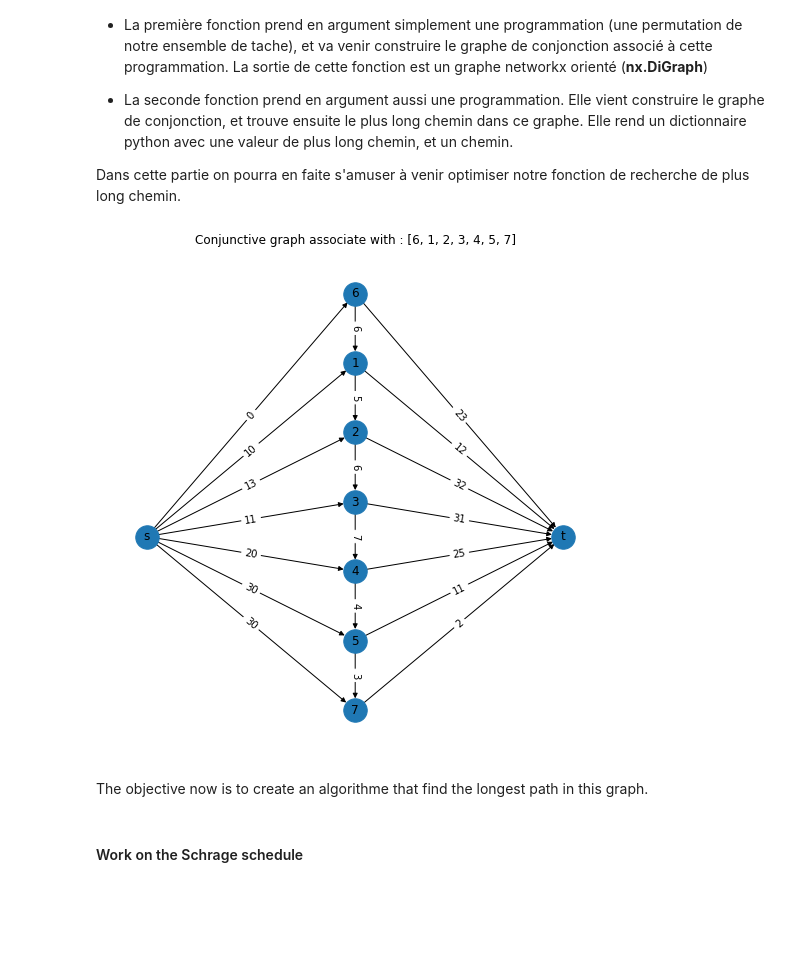
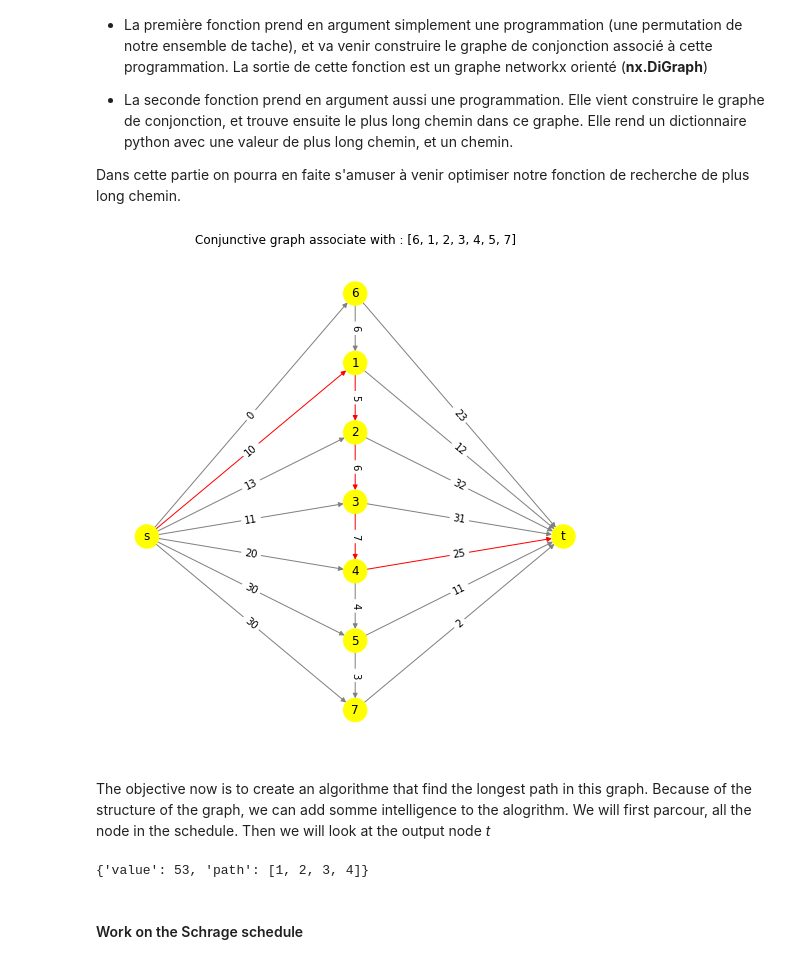
Before and after one commit to lolofo/ro_project_4gm, a Jupyter notebook: Node/prog_node.ipynb, the cells around one changed output. Drawn from its saved outputs; the diff is of its cells as text; code cells hidden in the pictures; blank space fills up the shorter version.

Commit message:
prog_node

```diff
--- a/Node/prog_node.ipynb
+++ b/Node/prog_node.ipynb
@@ -204,8 +231,8 @@ def _print_graph(self , schedule , Larg , Haut) :
 setattr(Node , "_print_graph" , _print_graph)
 # %%
 tab = [6, 1, 2, 3, 4, 5, 7] # schedule of the subject
-e._print_graph(tab , 7,7) # print of the schedule.
+e._print_graph(tab , [1, 2, 3, 4] ,7,7) # print of the schedule.
 # %% [output]
-[figure, old version]
+[figure, new version]
 # %% [markdown]
-The objective now is to create an algorithme that find the longest path in this graph.
+The objective now is to create an algorithme that find the longest path in this graph. Because of the structure of the graph, we can add somme intelligence to the alogrithm. We will first parcour, all the node in the schedule. Then we will look at the output node *t*
@@ -229,3 +310,7 @@ setattr(Node , "_longest_path" , _longest_path)
+# %%
+e._longest_path(tab)
+# %% [output]
+{'value': 53, 'path': [1, 2, 3, 4]}
 # %% [markdown]
 #### Work on the Schrage schedule
 # %% [markdown]
```
Also changed, not shown: parts of 5 cells of this notebook.
